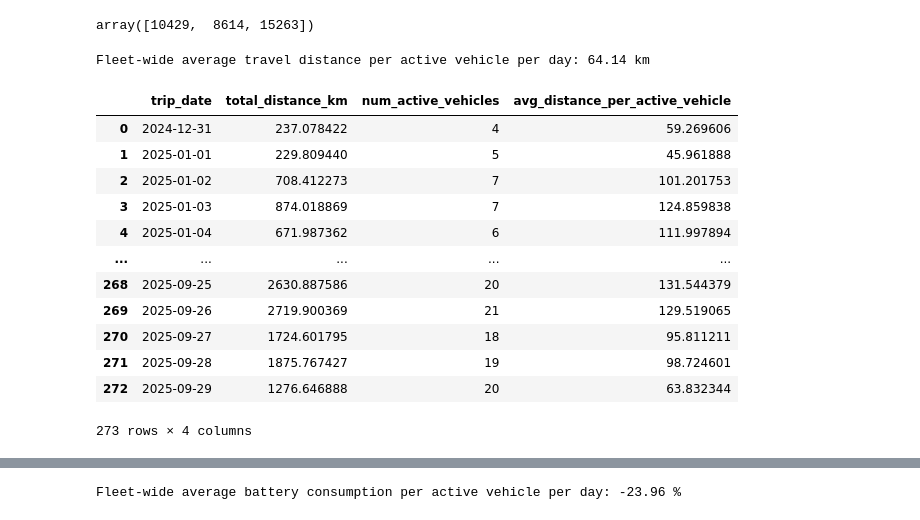
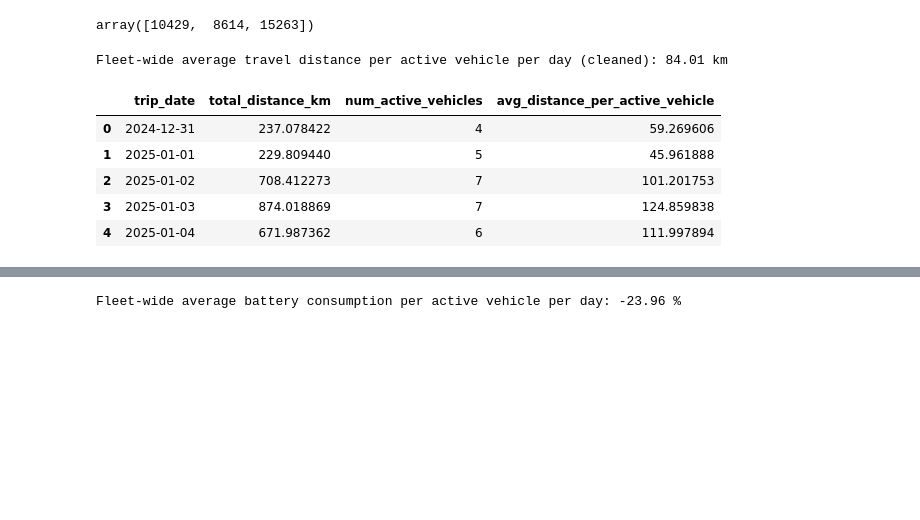
Before and after one commit to ZEVA-Global-Inc/ZEVA_data_storytelling, a Jupyter notebook: zeva_storytelling.ipynb, the cells around one changed output, grey strips where cells are left out. Saved outputs shown, nothing was run; the diff lists cells and outputs as text; code cells hidden in the pictures; blank space fills up the shorter version.

Commit message:
Finish the first draft of Trip EDA

```diff
--- a/zeva_storytelling.ipynb
+++ b/zeva_storytelling.ipynb
@@ -944,57 +944,50 @@ individual_trips_full = pd.merge(
     how='left'
 )
 # %%
-# Calculate the average driving distance for the entire individual
+# --- Step 0. Copy and clean ---
 df = individual_trips_converted.copy()
 
-# --- Step 1. Convert to datetime ---
+# Convert timestamp and clean trip distances
 df['start_local'] = pd.to_datetime(df['start_local'], errors='coerce')
 
-# --- Step 2. Extract date (local calendar day) ---
+# ✅ Filter out invalid or zero trip distances
+df = df[df['trip_distance_km'] > 0].copy()
+
+# --- Step 1. Extract date ---
 df['trip_date'] = df['start_local'].dt.date
 
-# --- Step 3. Total distance per vehicle per day ---
+# --- Step 2. Aggregate per vehicle per day ---
 vehicle_day_distance = (
     df.groupby(['trip_date', 'vin'])['trip_distance_km']
     .sum()
     .reset_index(name='daily_vehicle_distance_km')
 )
 
-# --- Step 4. For each day, compute:
-#     - total distance (sum of all vehicles)
-#     - number of active vehicles
-#     - average distance per active vehicle
+# --- Step 3. Aggregate fleet-level per day ---
 fleet_daily_avg = (
     vehicle_day_distance.groupby('trip_date')
     .agg(
         total_distance_km=('daily_vehicle_distance_km', 'sum'),
         num_active_vehicles=('vin', 'nunique')
     )
     .reset_index()
 )
 
 fleet_daily_avg['avg_distance_per_active_vehicle'] = (
     fleet_daily_avg['total_distance_km'] / fleet_daily_avg['num_active_vehicles']
 )
 
-# --- Step 5. Fleet-level mean (across all days) ---
+# --- Step 4. Compute fleet-wide mean across days ---
 fleet_avg_distance_per_active_day = fleet_daily_avg['avg_distance_per_active_vehicle'].mean()
 
-print(f"Fleet-wide average travel distance per active vehicle per day: {fleet_avg_distance_per_active_day:.2f} km")
+print(f"Fleet-wide average travel distance per active vehicle per day (cleaned): {fleet_avg_distance_per_active_day:.2f} km")
 
-fleet_daily_avg
+fleet_daily_avg.head()
 # %% [output]
-Fleet-wide average travel distance per active vehicle per day: 64.14 km
+Fleet-wide average travel distance per active vehicle per day (cleaned): 84.01 km
 |  | trip_date | total_distance_km | num_active_vehicles | avg_distance_per_active_vehicle |
 | 0 | 2024-12-31 | 237.078422 | 4 | 59.269606 |
 | 1 | 2025-01-01 | 229.809440 | 5 | 45.961888 |
 | 2 | 2025-01-02 | 708.412273 | 7 | 101.201753 |
 | 3 | 2025-01-03 | 874.018869 | 7 | 124.859838 |
 | 4 | 2025-01-04 | 671.987362 | 6 | 111.997894 |
-| ... | ... | ... | ... | ... |
-| 268 | 2025-09-25 | 2630.887586 | 20 | 131.544379 |
-| 269 | 2025-09-26 | 2719.900369 | 21 | 129.519065 |
-| 270 | 2025-09-27 | 1724.601795 | 18 | 95.811211 |
-| 271 | 2025-09-28 | 1875.767427 | 19 | 98.724601 |
-| 272 | 2025-09-29 | 1276.646888 | 20 | 63.832344 |
-273 rows × 4 columns
```
Also changed, not shown: parts of 3 cells of this notebook.
